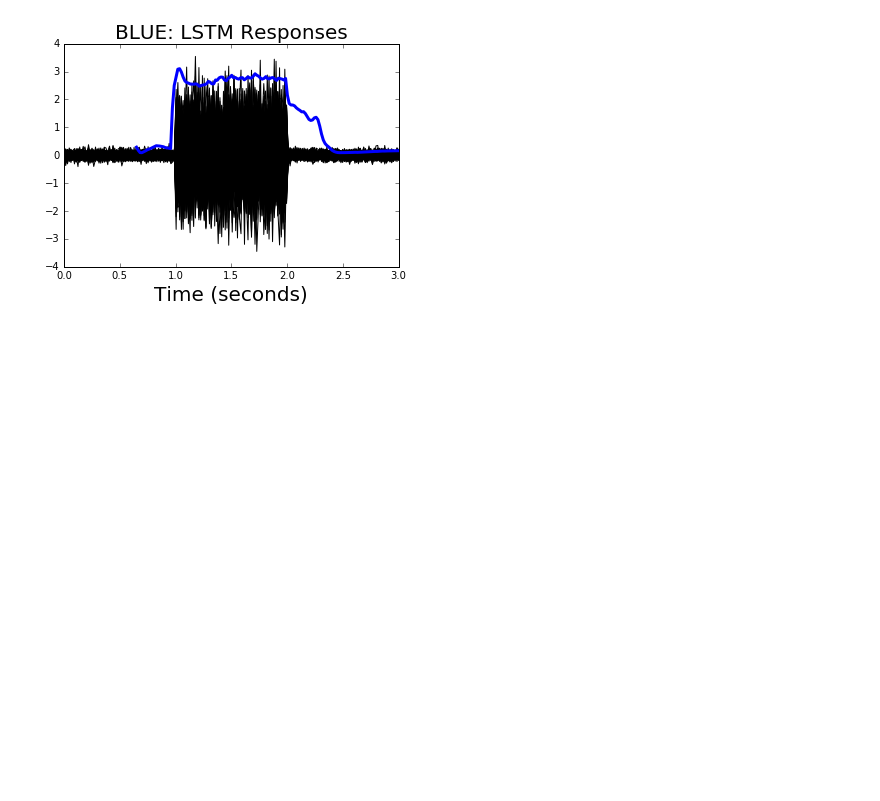
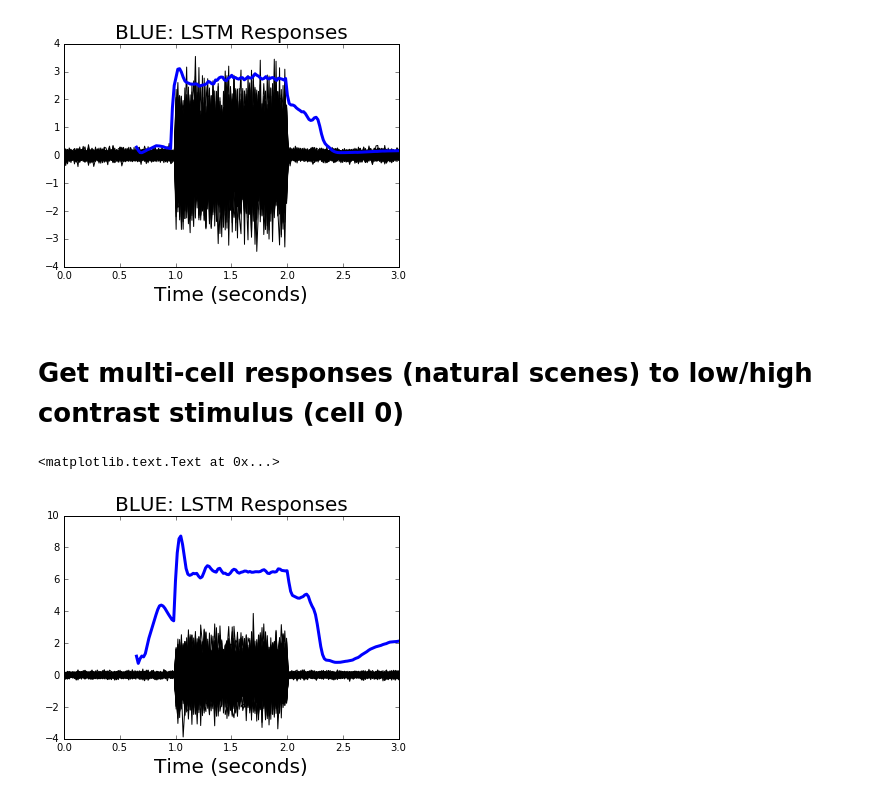
Before and after one commit to baccuslab/deep-retina, a Jupyter notebook: notebooks/LSTM_visualizations/LSTM visualizations.ipynb, the cells around one changed output. Saved outputs shown, nothing was run; the diff lists cells and outputs as text; code cells hidden in the pictures; blank space fills up the shorter version.

Commit message:
Updating LSTM notebook

```diff
--- a/notebooks/LSTM_visualizations/LSTM visualizations.ipynb
+++ b/notebooks/LSTM_visualizations/LSTM visualizations.ipynb
@@ -407,3 +409,26 @@ plt.title('BLUE: LSTM Responses', fontsize=20)
 # %% [output]
 <matplotlib.text.Text at 0x...>
 [figure]
+# %% [markdown]
+# Get multi-cell responses (natural scenes) to low/high contrast stimulus (cell 0)
+# %%
+lstm_responses = pickle.load(open("cell0_multicell_lstm_responses.p", "rb"))
+average_lstm_response = np.mean(lstm_responses, 0)
+flicker_sequences = []
+for i in range(100):
+    flicker_sequence = np.hstack([low_contrast*np.random.randn(period*sample_rate),
+                               high_contrast*np.random.randn(period*sample_rate),
+                              low_contrast*np.random.randn(period*sample_rate)])
+    flicker_sequences.append(flicker_sequence)
+# %%
+# Plot multiple flicker sequences
+for flicker in flicker_sequences:
+    plt.plot(np.linspace(0,3,192), flicker, 'k')
+
+# Plot average LSTM response
+plt.plot(np.linspace(0.65,3,149), average_lstm_response[3:], 'b', linewidth=3)
+plt.xlabel('Time (seconds)', fontsize=20)
+plt.title('BLUE: LSTM Responses', fontsize=20)
+# %% [output]
+<matplotlib.text.Text at 0x...>
+[figure, added]
```
Also changed, not shown: parts of 2 cells of this notebook, 1 other file.
